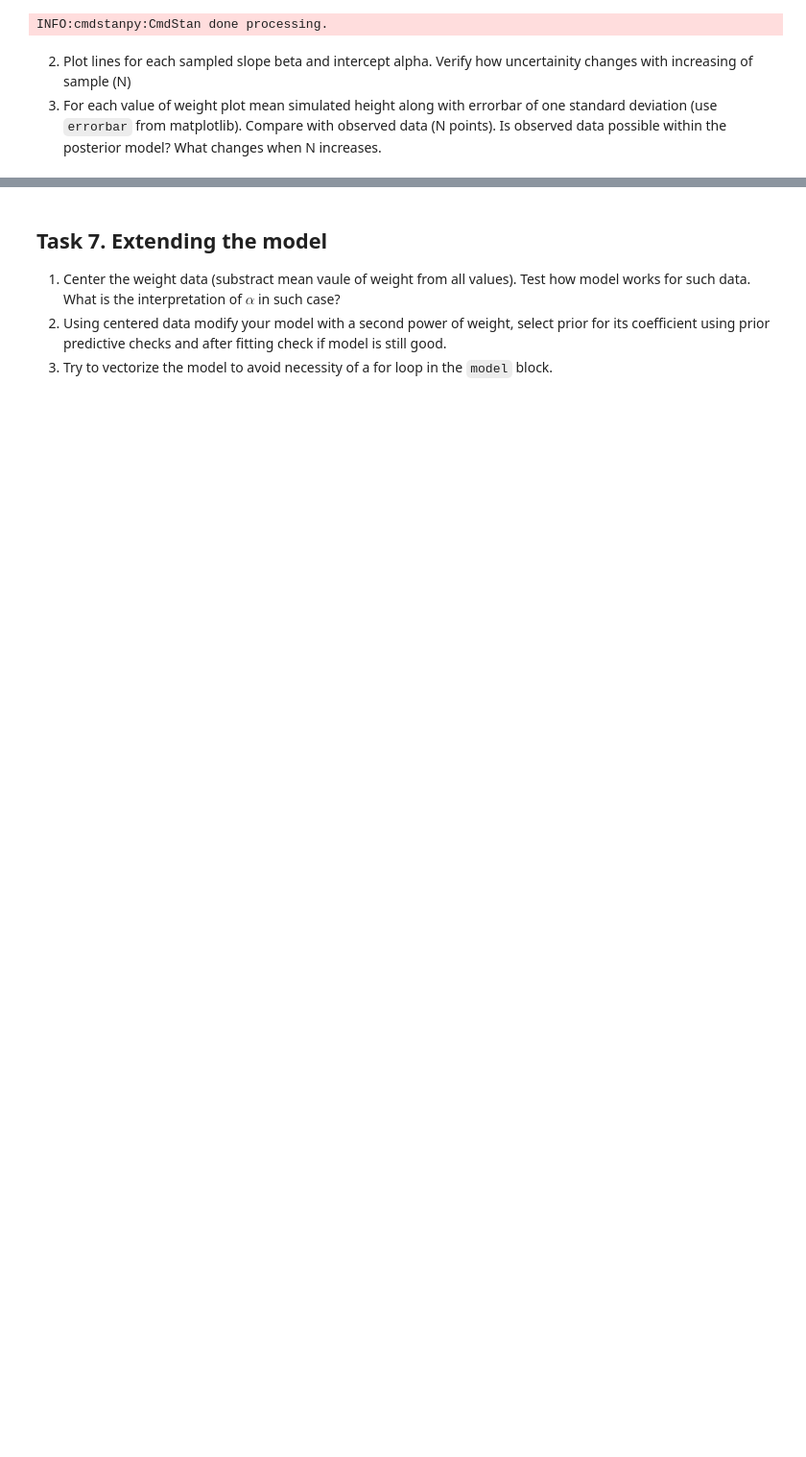
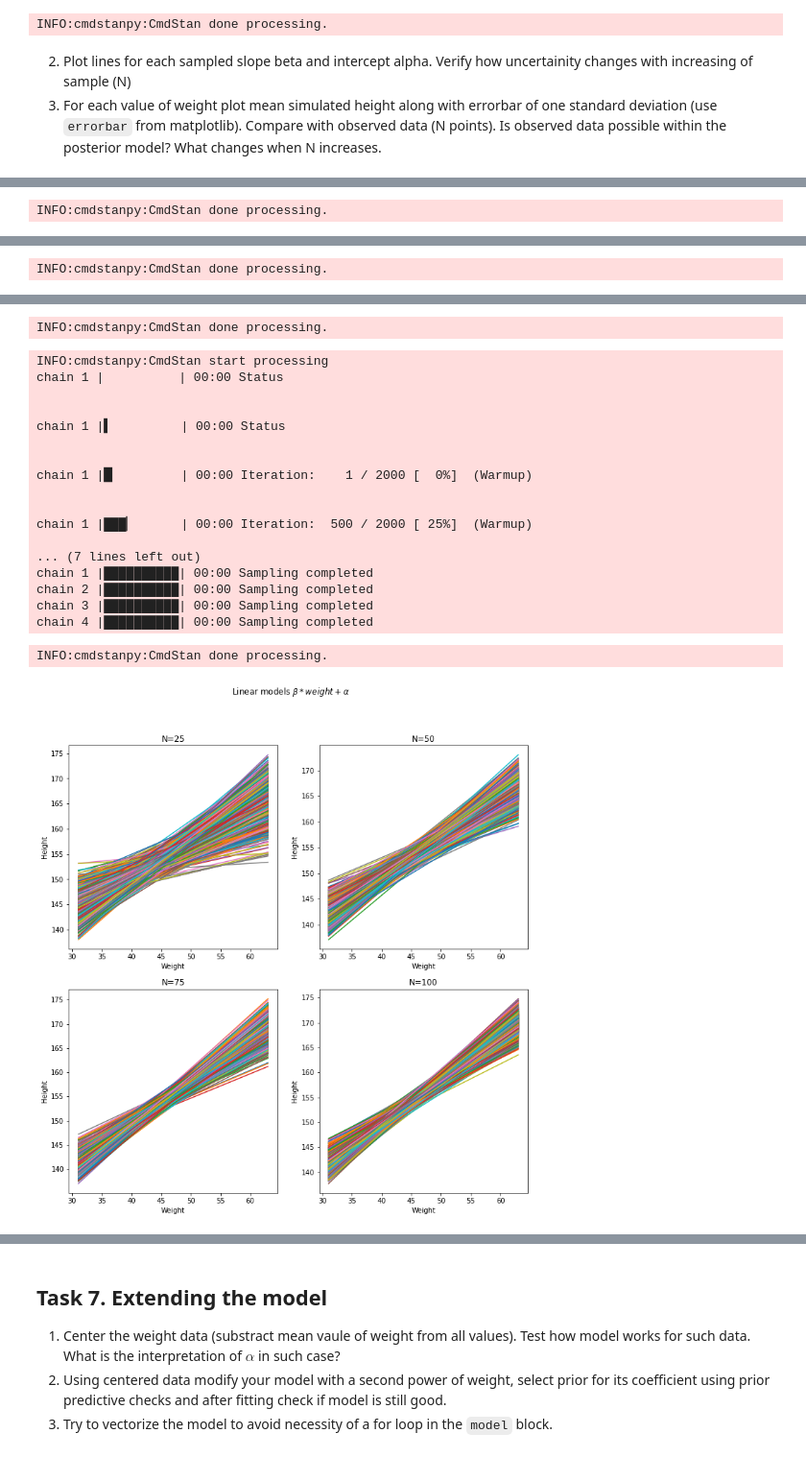
Before and after one commit to mfloras/Data-Analytics, a Jupyter notebook: Lab4/lab4.ipynb, the cells around one changed output, grey strips where cells are left out. Shown at 96% size. Saved outputs shown, nothing was run; the diff lists cells and outputs as text; code cells hidden in the pictures; blank space fills up the shorter version.

````diff
--- a/Lab4/lab4.ipynb
+++ b/Lab4/lab4.ipynb
@@ -367,3 +352,23 @@ INFO:cmdstanpy:CmdStan done processing.
 # %% [markdown]
 2. Plot lines for each sampled slope beta and intercept alpha. Verify how uncertainity changes with increasing of sample (N)
 2. For each value of weight plot mean simulated height along with errorbar of one standard deviation (use ```errorbar``` from matplotlib). Compare with observed data (N points). Is observed data possible within the posterior model? What changes when N increases.
+# %%
+N_samples = [25, 50, 75, 100]
+
+fig, ax = plt.subplots(2, 2, figsize=(12, 12))
+fig.suptitle(r'Linear models $\beta*weight+\alpha$')
+
+for sample in range(len(N_samples)):
+    N = N_samples[sample]
+    data_fit = {'N': N, 'weight': d.weight.iloc[:N].values, 'heights': d.height.iloc[:N].values}
+    fit=model_2_fit.sample(data=data_fit,seed=28052020)
+    df = fit.draws_pd()
+    row = sample // 2
+    col = sample % 2
+    ax[row, col].plot([d.weight.min(),d.weight.max()],[df["alpha"]+df["beta"]*d.weight.min(), df["alpha"]+df["beta"]*d.weight.max()])
+    ax[row, col].set_title("N={0}".format(N))
+    ax[row, col].set_xlabel("Weight")
+    ax[row, col].set_ylabel("Height")
+
+plt.show()
+# %% [output]
@@ -369,0 +389 @@ INFO:cmdstanpy:CmdStan done processing.
+INFO:cmdstanpy:CmdStan done processing.
@@ -369,0 +407 @@ INFO:cmdstanpy:CmdStan done processing.
+INFO:cmdstanpy:CmdStan done processing.
@@ -369,0 +426,20 @@ INFO:cmdstanpy:CmdStan done processing.
+INFO:cmdstanpy:CmdStan done processing.
+INFO:cmdstanpy:CmdStan start processing
+chain 1 |          | 00:00 Status
+
+
+chain 1 |▍         | 00:00 Status
+
+
+chain 1 |▉         | 00:00 Iteration:    1 / 2000 [  0%]  (Warmup)
+
+
+chain 1 |███▏      | 00:00 Iteration:  500 / 2000 [ 25%]  (Warmup)
+
+... (7 lines left out)
+chain 1 |██████████| 00:00 Sampling completed
+chain 2 |██████████| 00:00 Sampling completed
+chain 3 |██████████| 00:00 Sampling completed
+chain 4 |██████████| 00:00 Sampling completed
+INFO:cmdstanpy:CmdStan done processing.
+[figure, added]
````
Also changed, not shown: parts of 13 cells of this notebook, 2 other files.
